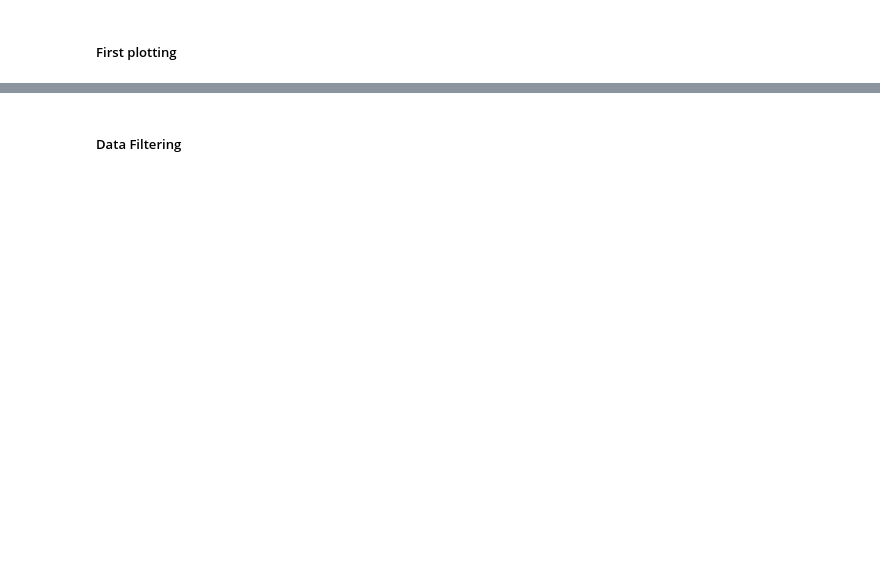
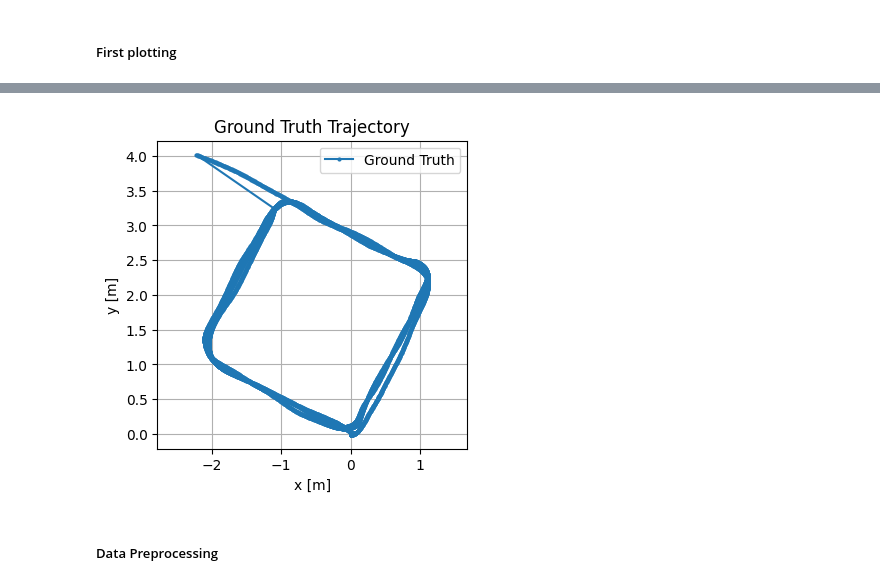
Before and after one commit to bernadettesophia/Navi_Lab02_WS25, a Jupyter notebook: lab02_ws2025_26_GROUPB_KAKUSKA_OETTL.ipynb, the cells around one changed output, grey strips where cells are left out. Drawn from its saved outputs; the diff is of its cells as text; code cells hidden in the pictures; blank space fills up the shorter version.

```diff
--- a/lab02_ws2025_26_GROUPB_KAKUSKA_OETTL.ipynb
+++ b/lab02_ws2025_26_GROUPB_KAKUSKA_OETTL.ipynb
@@ -158,0 +156,15 @@ ref_data
+# %%
+def normalize_time(df, time_col="time"):
+    df = df.copy()
+    df["t"] = (df[time_col] - df[time_col].iloc[0]) / 1000.0
+    return df
+
+acc_data  = normalize_time(acc_data)
+gyro_data = normalize_time(gyro_data)
+mag_data  = normalize_time(mag_data)
+baro_data = normalize_time(baro_data)
+ref_data  = normalize_time(ref_data)
+grtr_data = normalize_time(grtr_data)
+
+
+acc_data.head()
@@ -328,2 +228,17 @@ plt.show()
+# %%
+# Plot Trajectory / position
+# Ground Truth -> XY trajectory for comparison with dead reckoning
+
+plt.figure(figsize=(4,4))
+plt.plot(grtr_data["x"], grtr_data["y"], marker='o', markersize=2, label="Ground Truth")
+plt.xlabel("x [m]")
+plt.ylabel("y [m]")
+plt.title("Ground Truth Trajectory")
+plt.axis("equal")
+plt.grid(True)
+plt.legend()
+plt.show()
+# %% [output]
+[figure, new version]
 # %% [markdown]
-##### Data Filtering
+##### Data Preprocessing
```
Also changed, not shown: parts of 29 cells of this notebook.
